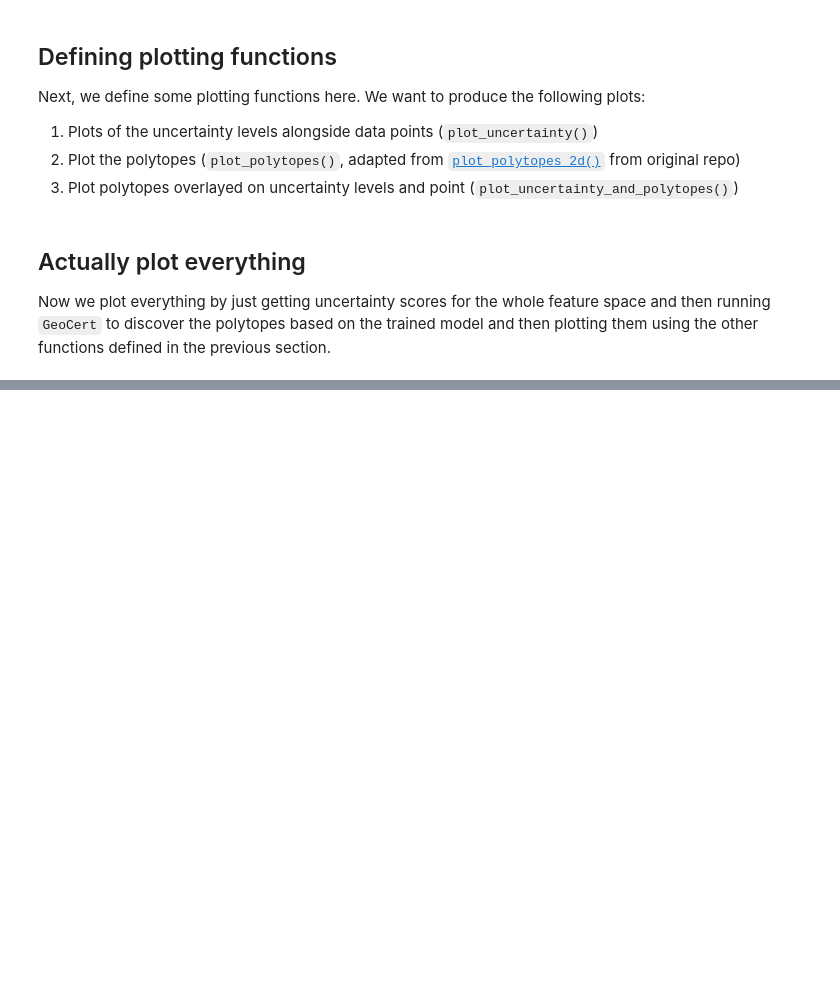
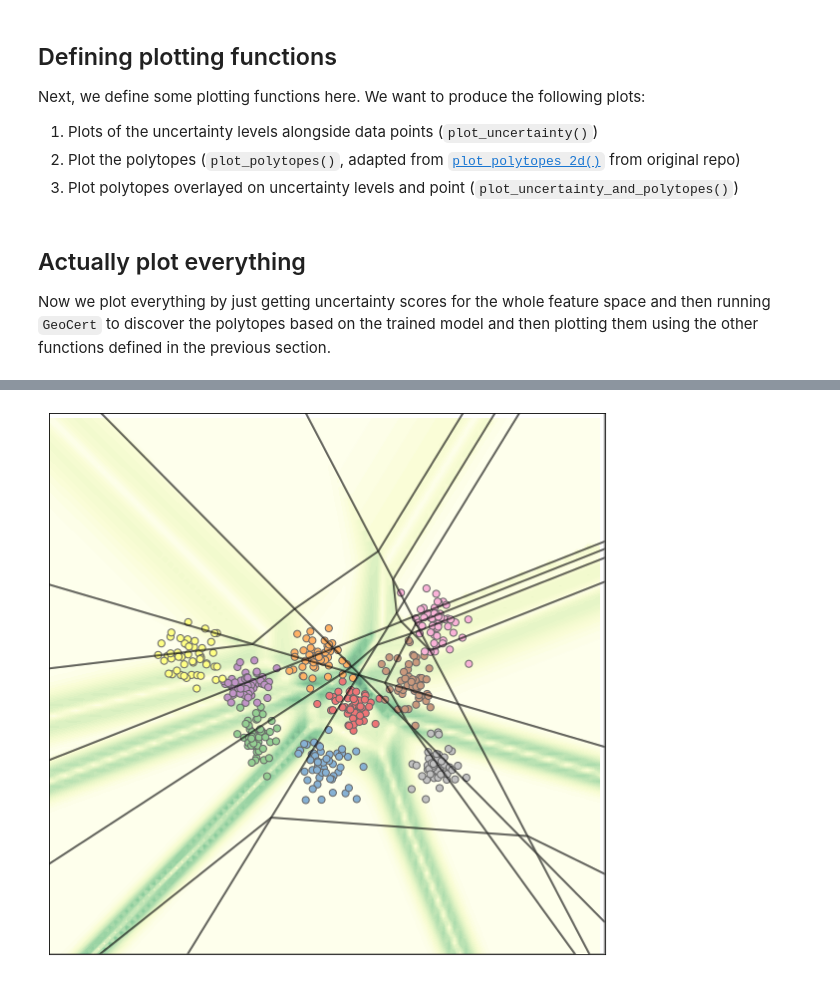
Before and after one commit to Kaleidophon/know-your-limits, a Jupyter notebook: multiclass_toy_uncertainty_polytopes.ipynb, the cells around one changed output, grey strips where cells are left out. Saved outputs shown, nothing was run; the diff lists cells and outputs as text; code cells hidden in the pictures; blank space fills up the shorter version.

```diff
--- a/multiclass_toy_uncertainty_polytopes.ipynb
+++ b/multiclass_toy_uncertainty_polytopes.ipynb
@@ -307,0 +325,4 @@ plot_uncertainty_and_polytopes(X, y, xx, yy, uncertainty, polytopes, XY_LIM, FIG
+# %%
+plot_grad_magnitude_and_polytopes(X, y, xx, yy, grad_magnitude, polytopes, XY_LIM, FIGSIZE)
+# %% [output]
+[figure, added]
```
Also changed, not shown: parts of 12 cells of this notebook.
